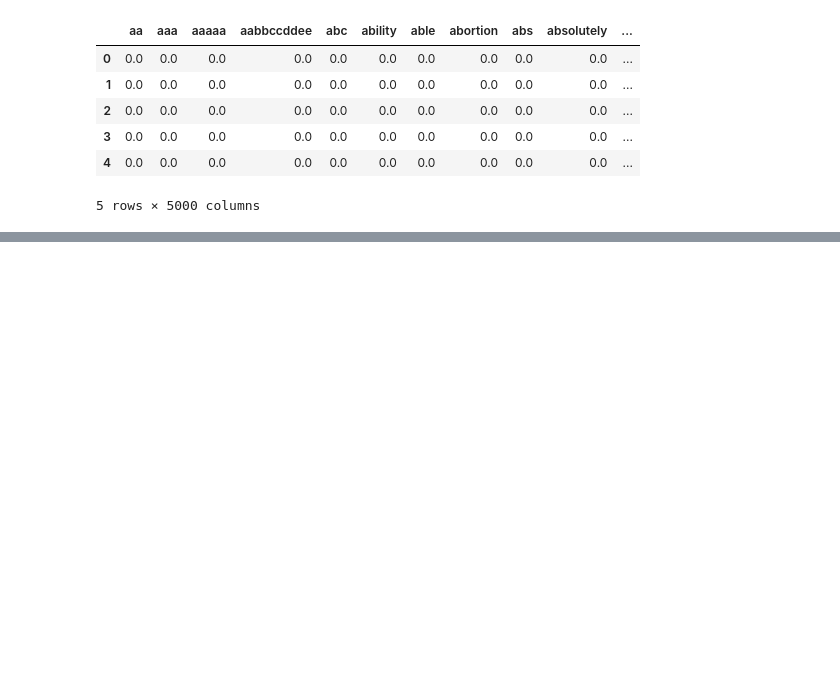
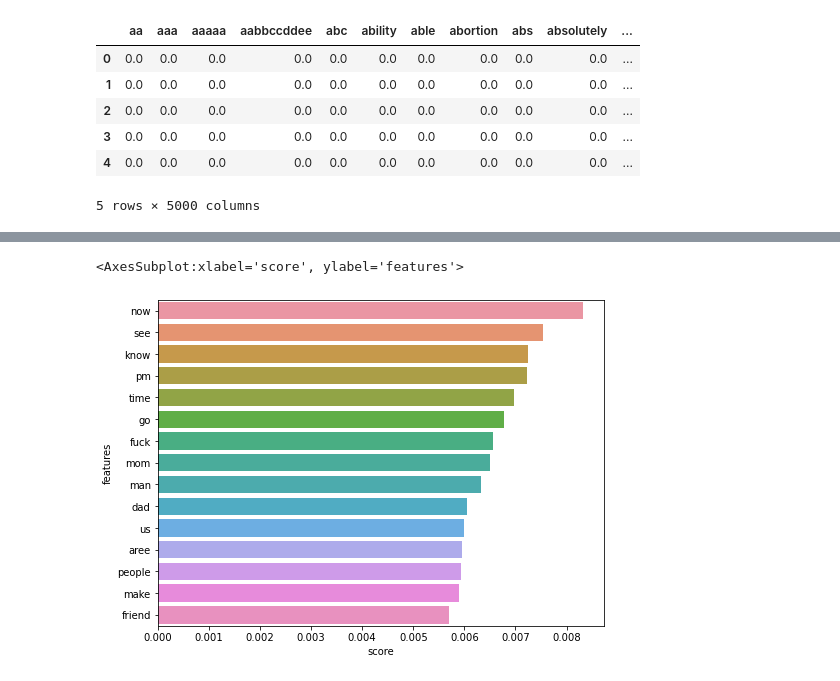
Before and after one commit to skuretski/CourseProject, a Jupyter notebook: KMeans.ipynb, the cells around one changed output, grey strips where cells are left out. Saved outputs shown, nothing was run; the diff lists cells and outputs as text; code cells hidden in the pictures; blank space fills up the shorter version.

```diff
--- a/KMeans.ipynb
+++ b/KMeans.ipynb
@@ -107,0 +183,20 @@ pd.DataFrame(tf_idf_arr, columns=tf_idf_vectorizer.get_feature_names()).head()
+# %%
+def get_top_features_cluster(tf_idf_arr, prediction, n_feats):
+    labels = np.unique(prediction)
+    dfs = []
+    for label in labels:
+        id_temp = np.where(prediction==label) # indices for each cluster
+        x_means = np.mean(tf_idf_arr[id_temp], axis = 0) # returns average score across cluster
+        sorted_means = np.argsort(x_means)[::-1][:n_feats] # indices with top 20 scores
+        features = tf_idf_vectorizer.get_feature_names()
+        best_features = [(features[i], x_means[i]) for i in sorted_means]
+        df = pd.DataFrame(best_features, columns = ['features', 'score'])
+        dfs.append(df)
+    return dfs
+dfs = get_top_features_cluster(tf_idf_arr, prediction, 20)
+# %%
+plt.figure(figsize=(8,6))
+sns.barplot(x = 'score' , y = 'features', orient = 'h' , data = dfs[0][:15])
+# %% [output]
+<AxesSubplot:xlabel='score', ylabel='features'>
+[figure, added]
```
Also changed, not shown: parts of 9 cells of this notebook.
